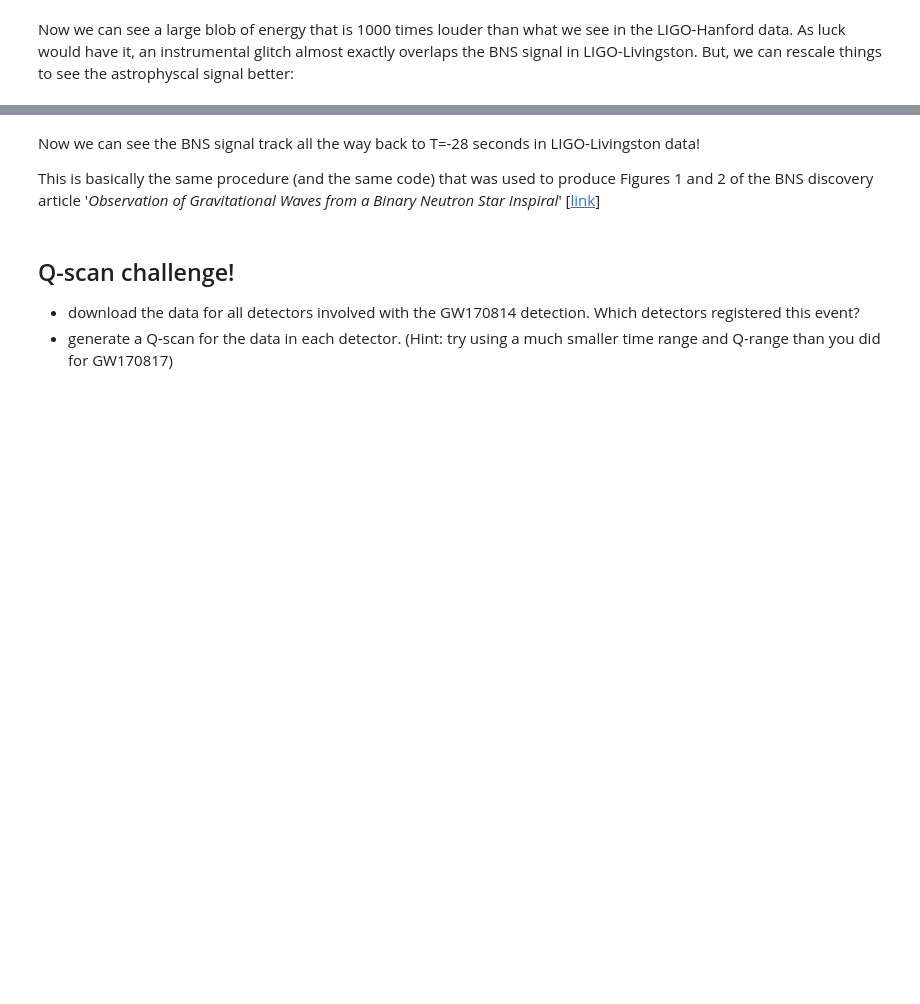
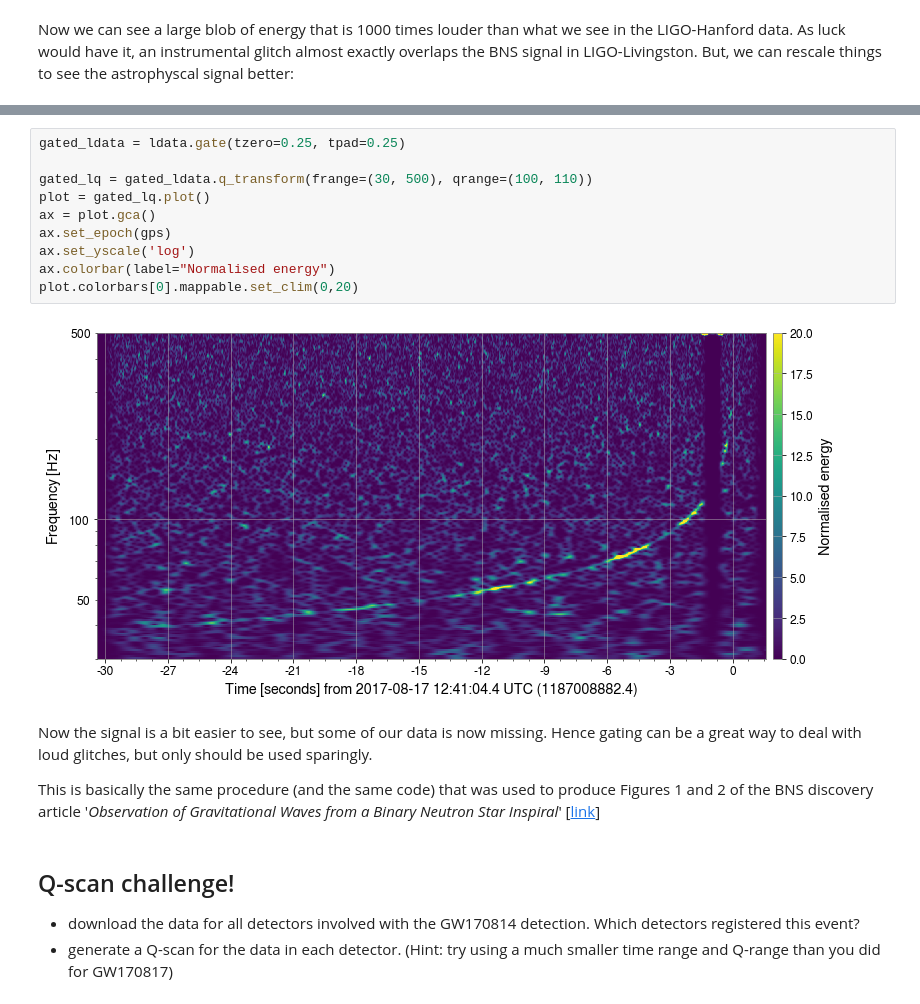
Before and after one commit to gw-odw/odw-2022, a Jupyter notebook: Tutorials/Day_1/Tuto 1.3 Q-transforms with GWpy.ipynb, the cells around one changed output, grey strips where cells are left out. Drawn from its saved outputs; the diff is of its cells as text; blank space fills up the shorter version.

Commit message:
Add gating to tutorial 1.3

```diff
--- a/Tutorials/Day_1/Tuto 1.3 Q-transforms with GWpy.ipynb
+++ b/Tutorials/Day_1/Tuto 1.3 Q-transforms with GWpy.ipynb
@@ -162,5 +208,17 @@ plot
+# %%
+gated_ldata = ldata.gate(tzero=0.25, tpad=0.25)
+
+gated_lq = gated_ldata.q_transform(frange=(30, 500), qrange=(100, 110))
+plot = gated_lq.plot()
+ax = plot.gca()
+ax.set_epoch(gps)
+ax.set_yscale('log')
+ax.colorbar(label="Normalised energy")
+plot.colorbars[0].mappable.set_clim(0,20)
+# %% [output]
+[figure, added]
 # %% [markdown]
-Now we can see the BNS signal track all the way back to T=-28 seconds in LIGO-Livingston data!
+Now the signal is a bit easier to see, but some of our data is now missing. Hence gating can be a great way to deal with loud glitches, but only should be used sparingly.
 
 This is basically the same procedure (and the same code) that was used to produce Figures 1 and 2 of the BNS discovery article '_Observation of Gravitational Waves from a Binary Neutron Star Inspiral_' [[link](https://doi.org/10.1103/PhysRevLett.119.161101)]
 # %% [markdown]
```
Also changed, not shown: parts of 12 cells of this notebook.
